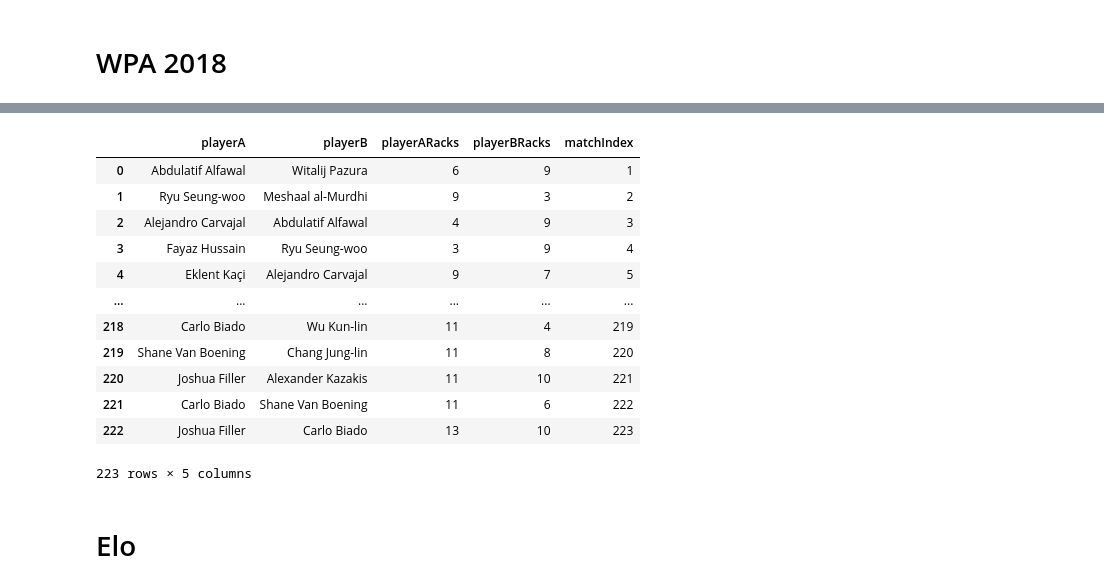
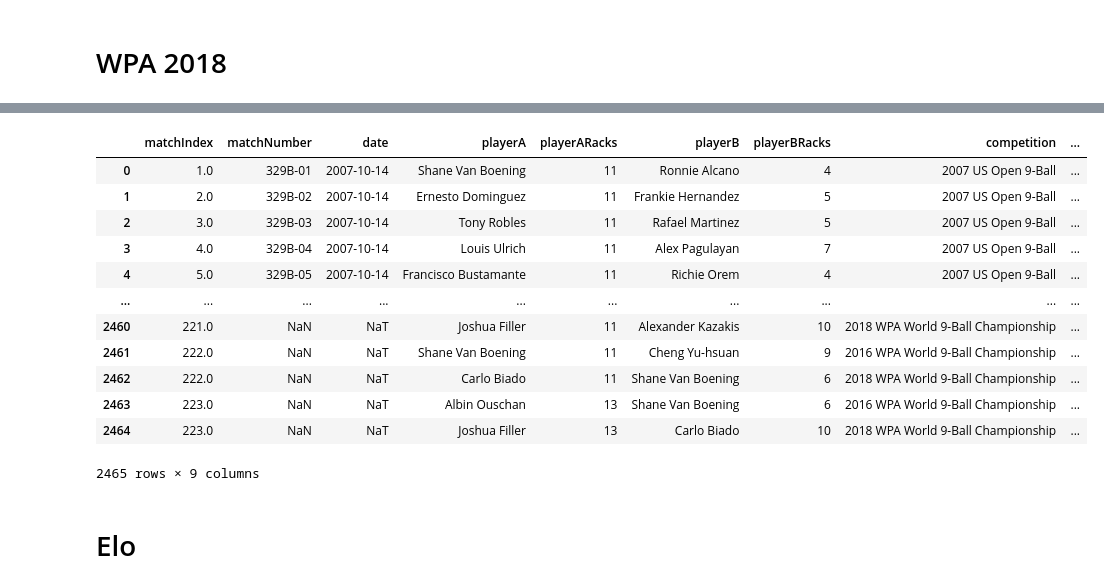
Before and after one commit to sethbilliau/SportsAnalytics, a Jupyter notebook: final/pool.ipynb, the cells around one changed output, grey strips where cells are left out. Cells and saved outputs as stored; diff of their text form; code cells hidden in the pictures.

```diff
--- a/final/pool.ipynb
+++ b/final/pool.ipynb
@@ -586,17 +490,3 @@ for index in range(2, 19, 1):
-# %%
-wpa2018 = pd.DataFrame(results_lst)
-wpa2018['date'] =
-# %% [output]
-|  | playerA | playerB | playerARacks | playerBRacks | matchIndex |
-| 0 | Abdulatif Alfawal | Witalij Pazura | 6 | 9 | 1 |
-| 1 | Ryu Seung-woo | Meshaal al-Murdhi | 9 | 3 | 2 |
-| 2 | Alejandro Carvajal | Abdulatif Alfawal | 4 | 9 | 3 |
-| 3 | Fayaz Hussain | Ryu Seung-woo | 3 | 9 | 4 |
-| 4 | Eklent Kaçi | Alejandro Carvajal | 9 | 7 | 5 |
-| ... | ... | ... | ... | ... | ... |
-| 218 | Carlo Biado | Wu Kun-lin | 11 | 4 | 219 |
-| 219 | Shane Van Boening | Chang Jung-lin | 11 | 8 | 220 |
-| 220 | Joshua Filler | Alexander Kazakis | 11 | 10 | 221 |
-| 221 | Carlo Biado | Shane Van Boening | 11 | 6 | 222 |
-| 222 | Joshua Filler | Carlo Biado | 13 | 10 | 223 |
-223 rows × 5 columns
+# %%
+wpa2 = pd.read_csv('data/WPA2015_18.csv')
+wpa2.date = pd.to_datetime(wpa2018['date'])
@@ -602,0 +500,16 @@ wpa2018['date'] =
+# %%
+fulldf5
+# %% [output]
+|  | matchIndex | matchNumber | date | playerA | playerARacks | playerB | playerBRacks | competition | ... |
+| 0 | 1.0 | 329B-01 | 2007-10-14 | Shane Van Boening | 11 | Ronnie Alcano | 4 | 2007 US Open 9-Ball | ... |
+| 1 | 2.0 | 329B-02 | 2007-10-14 | Ernesto Dominguez | 11 | Frankie Hernandez | 5 | 2007 US Open 9-Ball | ... |
+| 2 | 3.0 | 329B-03 | 2007-10-14 | Tony Robles | 11 | Rafael Martinez | 5 | 2007 US Open 9-Ball | ... |
+| 3 | 4.0 | 329B-04 | 2007-10-14 | Louis Ulrich | 11 | Alex Pagulayan | 7 | 2007 US Open 9-Ball | ... |
+| 4 | 5.0 | 329B-05 | 2007-10-14 | Francisco Bustamante | 11 | Richie Orem | 4 | 2007 US Open 9-Ball | ... |
+| ... | ... | ... | ... | ... | ... | ... | ... | ... | ... |
+| 2460 | 221.0 | NaN | NaT | Joshua Filler | 11 | Alexander Kazakis | 10 | 2018 WPA World 9-Ball Championship | ... |
+| 2461 | 222.0 | NaN | NaT | Shane Van Boening | 11 | Cheng Yu-hsuan | 9 | 2016 WPA World 9-Ball Championship | ... |
+| 2462 | 222.0 | NaN | NaT | Carlo Biado | 11 | Shane Van Boening | 6 | 2018 WPA World 9-Ball Championship | ... |
+| 2463 | 223.0 | NaN | NaT | Albin Ouschan | 13 | Shane Van Boening | 6 | 2016 WPA World 9-Ball Championship | ... |
+| 2464 | 223.0 | NaN | NaT | Joshua Filler | 13 | Carlo Biado | 10 | 2018 WPA World 9-Ball Championship | ... |
+2465 rows × 9 columns
```
Also changed, not shown: parts of 20 cells of this notebook, 5 other files.
